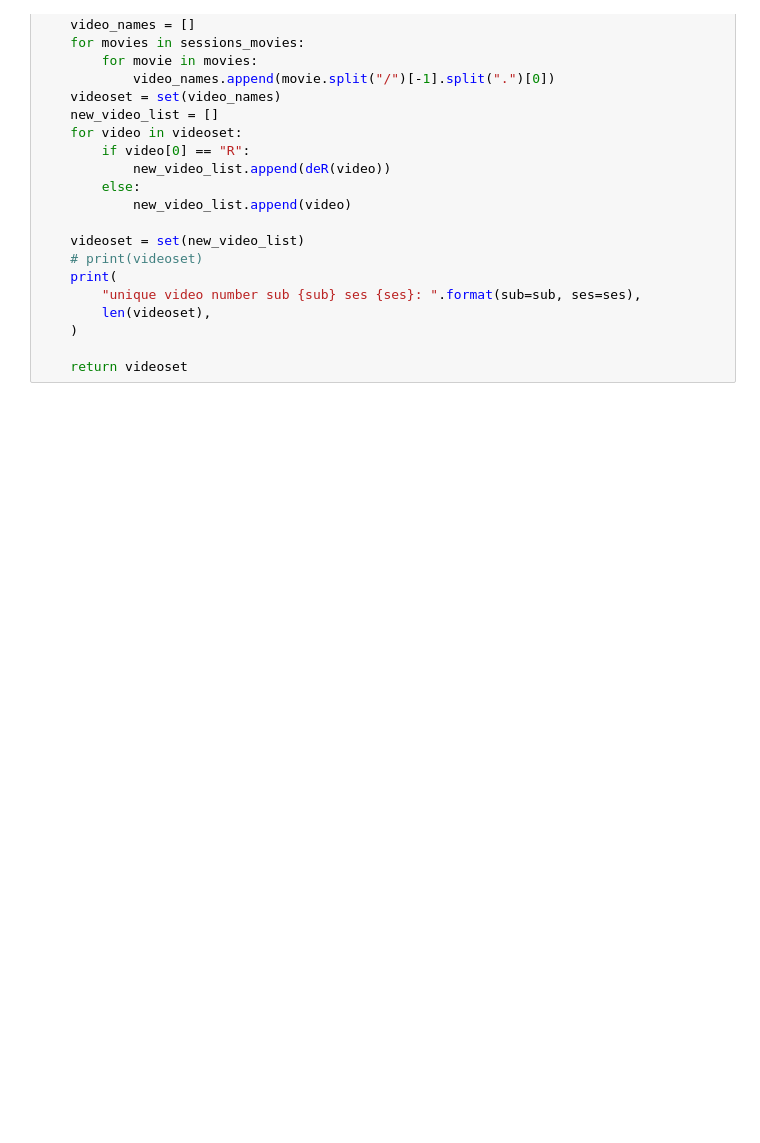
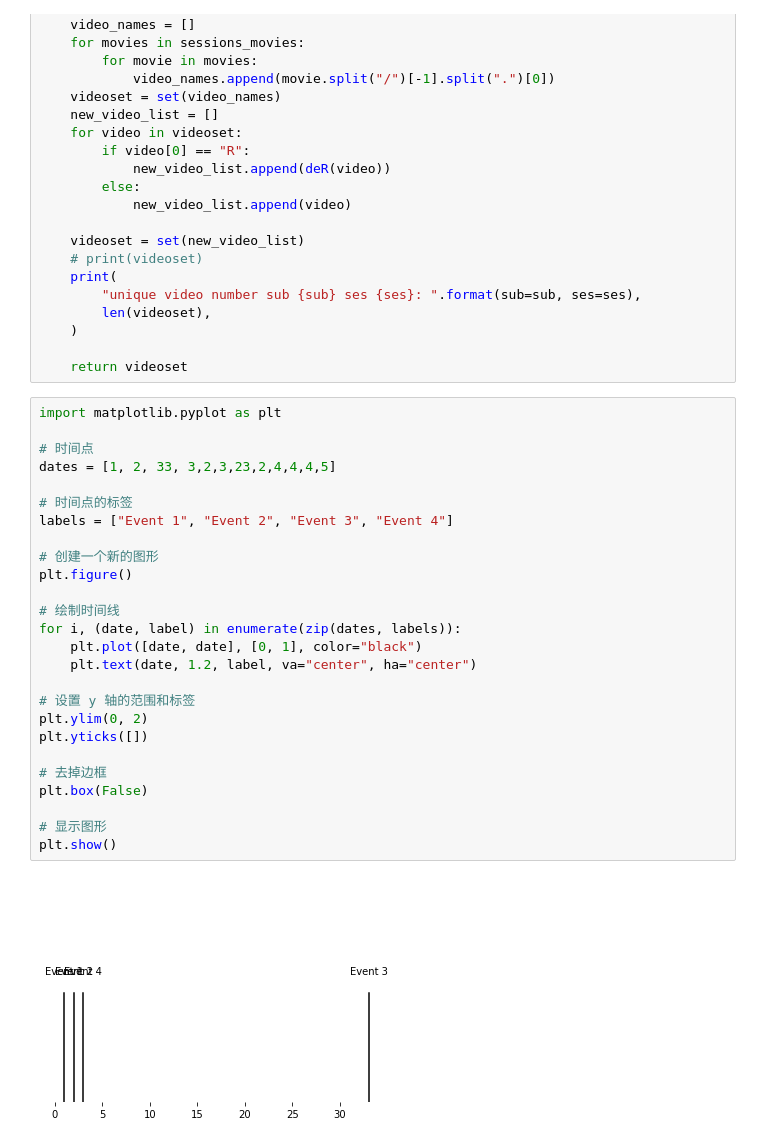
Before and after one commit to AOT-Spinoza/arrow_of_time_experiment, a Jupyter notebook: aot/notebooks/experiment_statistics.ipynb, the cells around one changed output. Drawn from its saved outputs; the diff is of its cells as text; blank space fills up the shorter version.

```diff
--- a/aot/notebooks/experiment_statistics.ipynb
+++ b/aot/notebooks/experiment_statistics.ipynb
@@ -250,3 +250,31 @@ def check_uniqe_video_number_uniqe_original(sub, ses):
     )
 
     return videoset
+# %%
+import matplotlib.pyplot as plt
+
+# 时间点
+dates = [1, 2, 33, 3,2,3,23,2,4,4,4,5]
+
+# 时间点的标签
+labels = ["Event 1", "Event 2", "Event 3", "Event 4"]
+
+# 创建一个新的图形
+plt.figure()
+
+# 绘制时间线
+for i, (date, label) in enumerate(zip(dates, labels)):
+    plt.plot([date, date], [0, 1], color="black")
+    plt.text(date, 1.2, label, va="center", ha="center")
+
+# 设置 y 轴的范围和标签
+plt.ylim(0, 2)
+plt.yticks([])
+
+# 去掉边框
+plt.box(False)
+
+# 显示图形
+plt.show()
+# %% [output]
+[figure, added]
```
Also changed, not shown: 1 other file.
